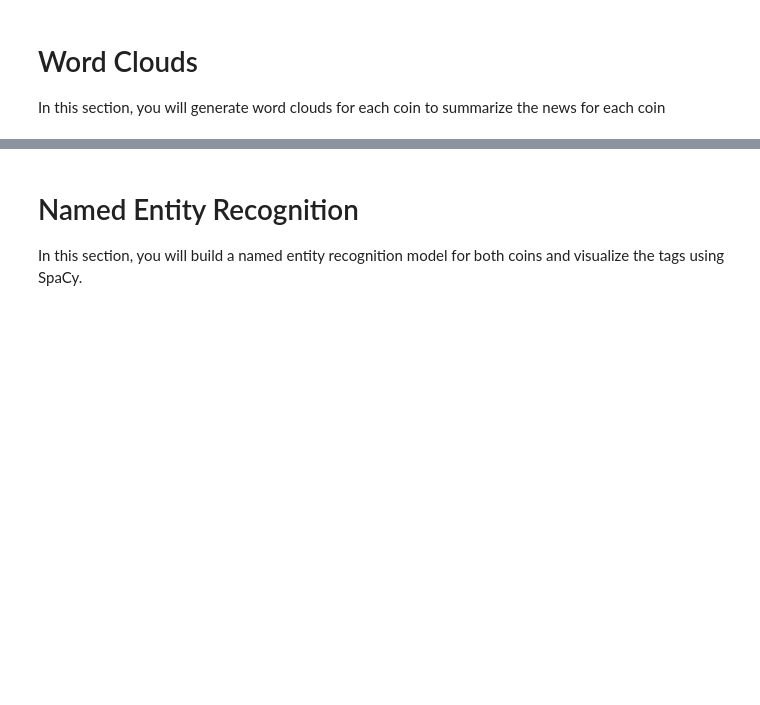
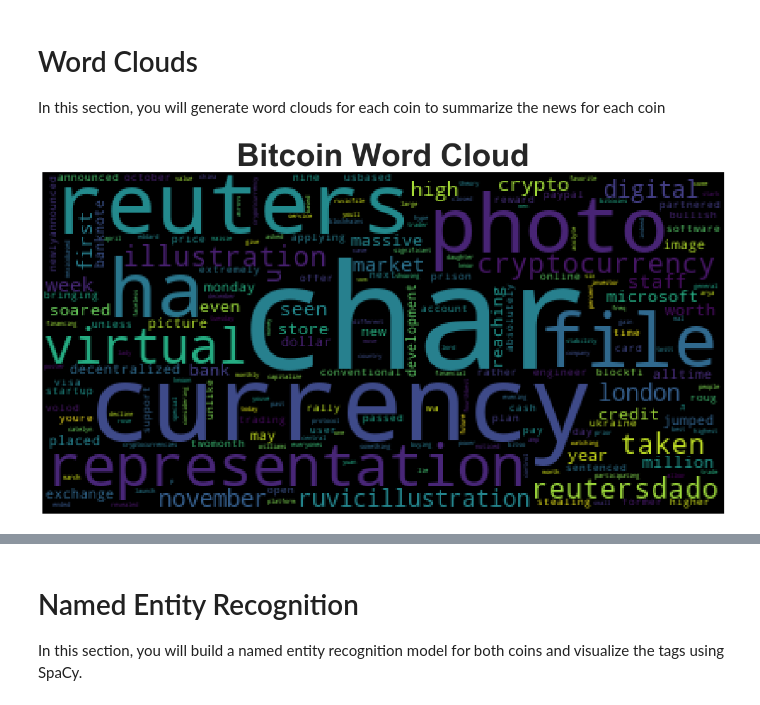
Before and after one commit to IbrahimaDIALLOBowe/Unit-12-Tales-from-the-Crypto, a Jupyter notebook: Homework/Instructions/Starter_Code/crypto_sentiment.ipynb, the cells around one changed output, grey strips where cells are left out. Drawn from its saved outputs; the diff is of its cells as text; code cells hidden in the pictures; blank space fills up the shorter version.

```diff
--- a/Homework/Instructions/Starter_Code/crypto_sentiment.ipynb
+++ b/Homework/Instructions/Starter_Code/crypto_sentiment.ipynb
@@ -145,7 +67,5 @@ total articles about Ethereum: 1309
 # %%
 # Create the Bitcoin sentiment scores DataFrame
-# YOUR CODE HERE!
-
 bitcoin_sentiments = []
 
 for article in Bitcoin_headlines["articles"]:
@@ -166,13 +86,13 @@ for article in Bitcoin_headlines["articles"]:
         pass
 
 # Create DataFrame
-btc_df = pd.DataFrame(bitcoin_sentiments)
+btc_sent_df = pd.DataFrame(bitcoin_sentiments)
 
 # Reorder DataFrame columns
 cols =["Date", "Compound", "Negative", "Neutral", "Positive", "Text"]
-btc_df = btc_df[cols]
+btc_sent_df = btc_sent_df[cols]
 
-btc_df.head()
+btc_sent_df.head()
 # %% [output]
 |  | Date | Compound | Negative | Neutral | Positive | Text |
 | 0 | 2020-11-12 | -0.6705 | 0.199 | 0.737 | 0.064 | A former Microsoft software engin... |
@@ -322,9 +239,9 @@ def tokenizer(text):
 # %%
 # Create a new tokens column for bitcoin
 btc_tokens = []
-[btc_tokens.append(tokenizer(text)) for text in btc_df.Text]
-btc_df['Tokens'] = btc_tokens
-btc_df.head()
+[btc_tokens.append(tokenizer(text)) for text in btc_sent_df.Text]
+btc_sent_df['Tokens'] = btc_tokens
+btc_sent_df.head()
 # %% [output]
 |  | Date | Compound | Negative | Neutral | Positive | Text | Tokens |
 | 0 | 2020-11-12 | -0.6705 | 0.199 | 0.737 | 0.064 | A former Microsoft software engin... | [former, microsoft, software, eng... |
@@ -399,18 +357,18 @@ import matplotlib as mpl
 mpl.rcParams['figure.figsize'] = [20.0, 10.0]
 # %%
 # Generate the Bitcoin word cloud
-# YOUR CODE HERE!
-
 btc_corpus = ''
 sw = set(stopwords.words('english') + addl_stopwords)
-for token in btc_df.Text:
+for token in btc_sent_df.Text:
     btc_corpus += token
 long_string = " ".join(str(x) for x in tokenizer(btc_corpus))
 wc = WordCloud(collocations=False).generate(long_string)
 plt.title('Bitcoin Word Cloud', fontsize=50, fontweight='bold')
 plt.style.use('seaborn-whitegrid')
 plt.imshow(wc)
 plt.axis("off")
 plt.show()
+# %% [output]
+[figure, added]
 # %%
 # Generate the Ethereum word cloud
```
Also changed, not shown: parts of 27 cells of this notebook.
